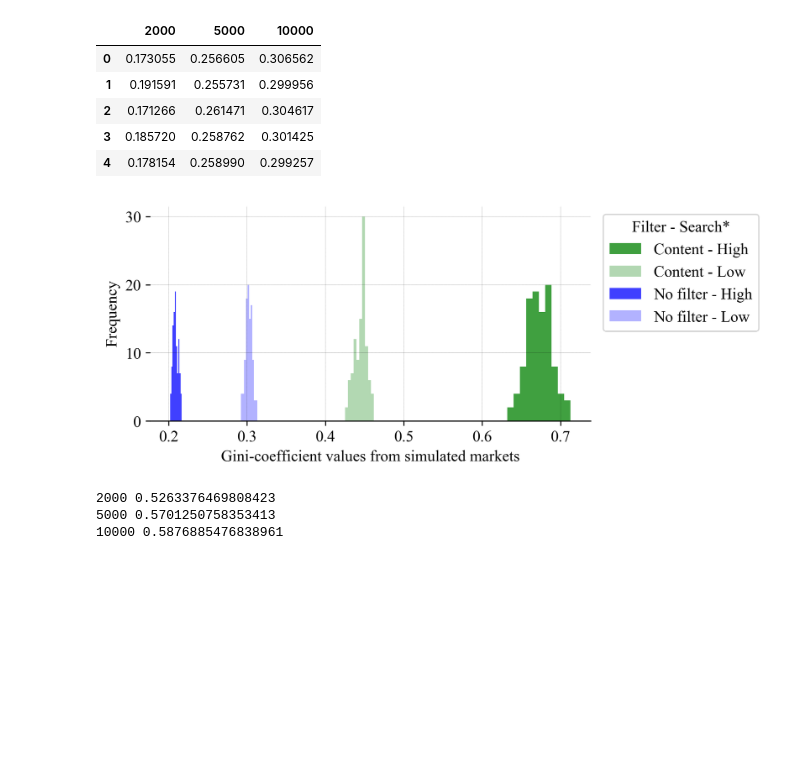
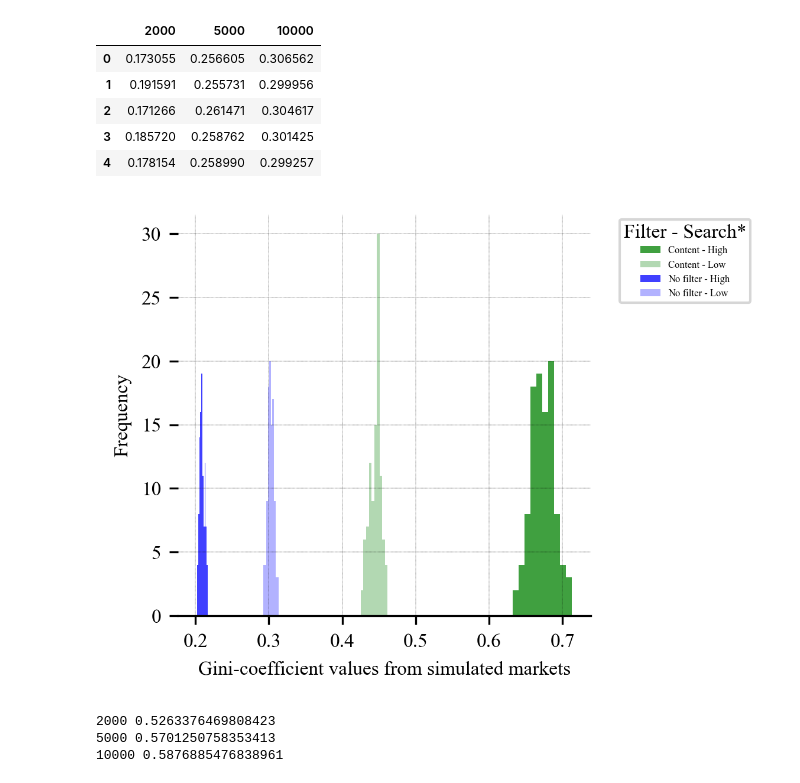
Before and after one commit to Andrelhu/Diversity-on-RecSys, a Jupyter notebook: SimResults/Statistical Tests for Simulation Results.ipynb, the cells around one changed output. Saved outputs shown, nothing was run; the diff lists cells and outputs as text; code cells hidden in the pictures; blank space fills up the shorter version.

```diff
--- a/SimResults/Statistical Tests for Simulation Results.ipynb
+++ b/SimResults/Statistical Tests for Simulation Results.ipynb
@@ -240,29 +240,29 @@ none_c30 = df[df['u_size']==10000].v_gini
 # %%
 bb = 10
 import matplotlib
 matplotlib.rcParams['font.family'] = "Times New Roman"
-matplotlib.rcParams['font.size'] = 12
+matplotlib.rcParams['font.size'] = 8
 
-fig, ax = plt.subplots(figsize=(6, 3),dpi=300)
+fig, ax = plt.subplots(figsize=(3, 3),dpi=300)
 plt.grid(color='black', linestyle='--', linewidth=0.1)
 ax.hist(cognitive_c3,label='Content - High',alpha=0.75,color='g',bins=bb)
 ax.hist(cognitive_c30,label='Content - Low',alpha=0.3,color='g',bins=bb)
 ax.hist(none_c3,label='No filter - High',alpha=0.75,color='b',bins=bb)
 ax.hist(none_c30,label='No filter - Low',alpha=0.3,color='b',bins=bb)
 #plt.title('Gini-coefficient distributions by filter use and search capacity.')
-ax.legend(loc=1,bbox_to_anchor=(1.4, 1),title='Filter - Search*')
+ax.legend(loc=1,bbox_to_anchor=(1.4, 1),title='Filter - Search*',prop={'size': 4})
 ax.set_ylabel('Frequency')
 ax.set_xlabel('Gini-coefficient values from simulated markets')
 ax.spines['top'].set_visible(False)
 ax.spines['right'].set_visible(False)
 ax.spines['left'].set_visible(False)
 #plt.annotate('* "search capacity" was simulated for 3 (Low) and 30 (High) evaluated products before purchase decision.', (0,0), (0, -40), xycoords='axes fraction', textcoords='offset points', va='top')
 plt.savefig('Effects on Gini (Early results)', dpi=300, facecolor='w', edgecolor='w',
         orientation='portrait', papertype=None, format=None,
         transparent=False, bbox_inches='tight')
 plt.show()
 # %% [output]
-[figure, old version]
+[figure, new version]
 # %%
 save_list = []
 for s in sizes:
```
Also changed, not shown: 1 other file.
